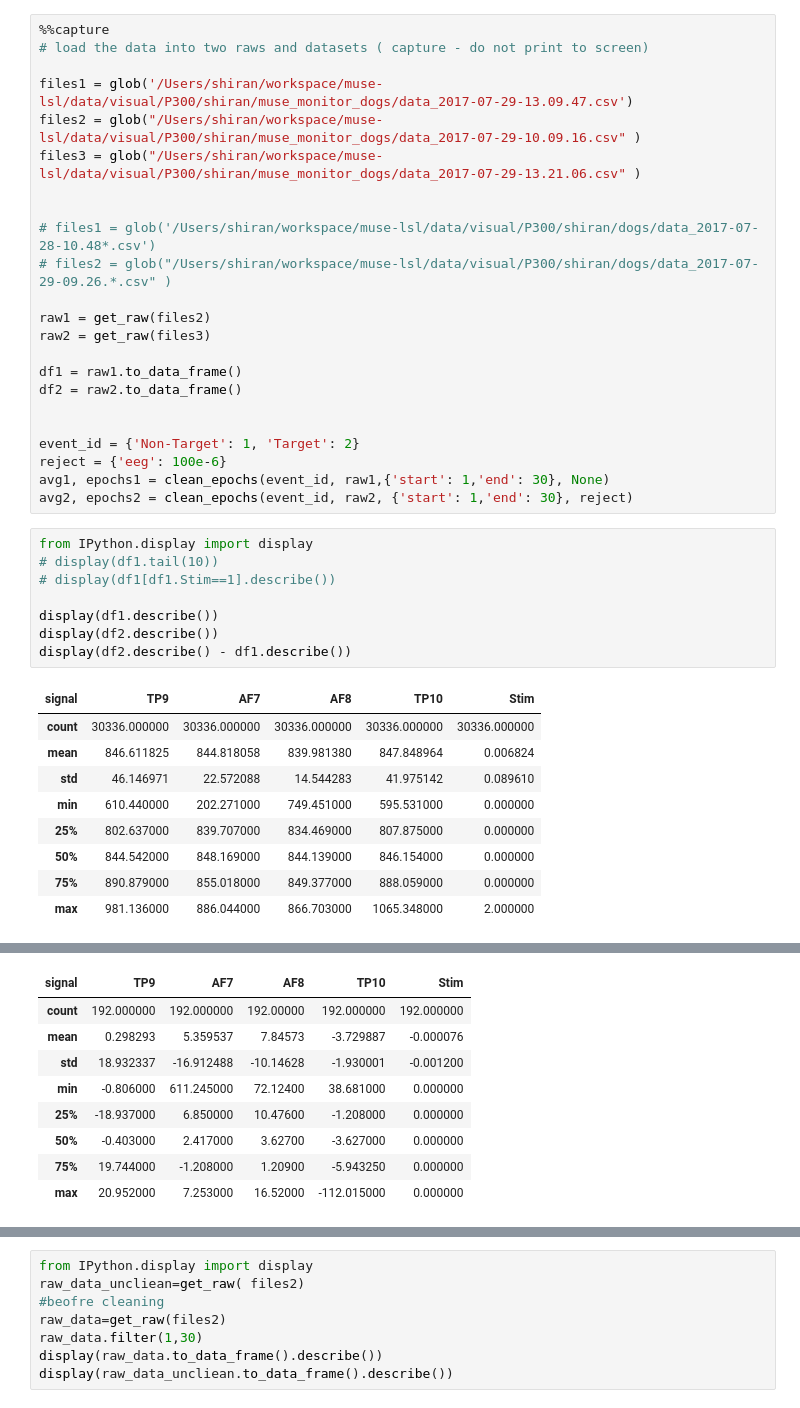
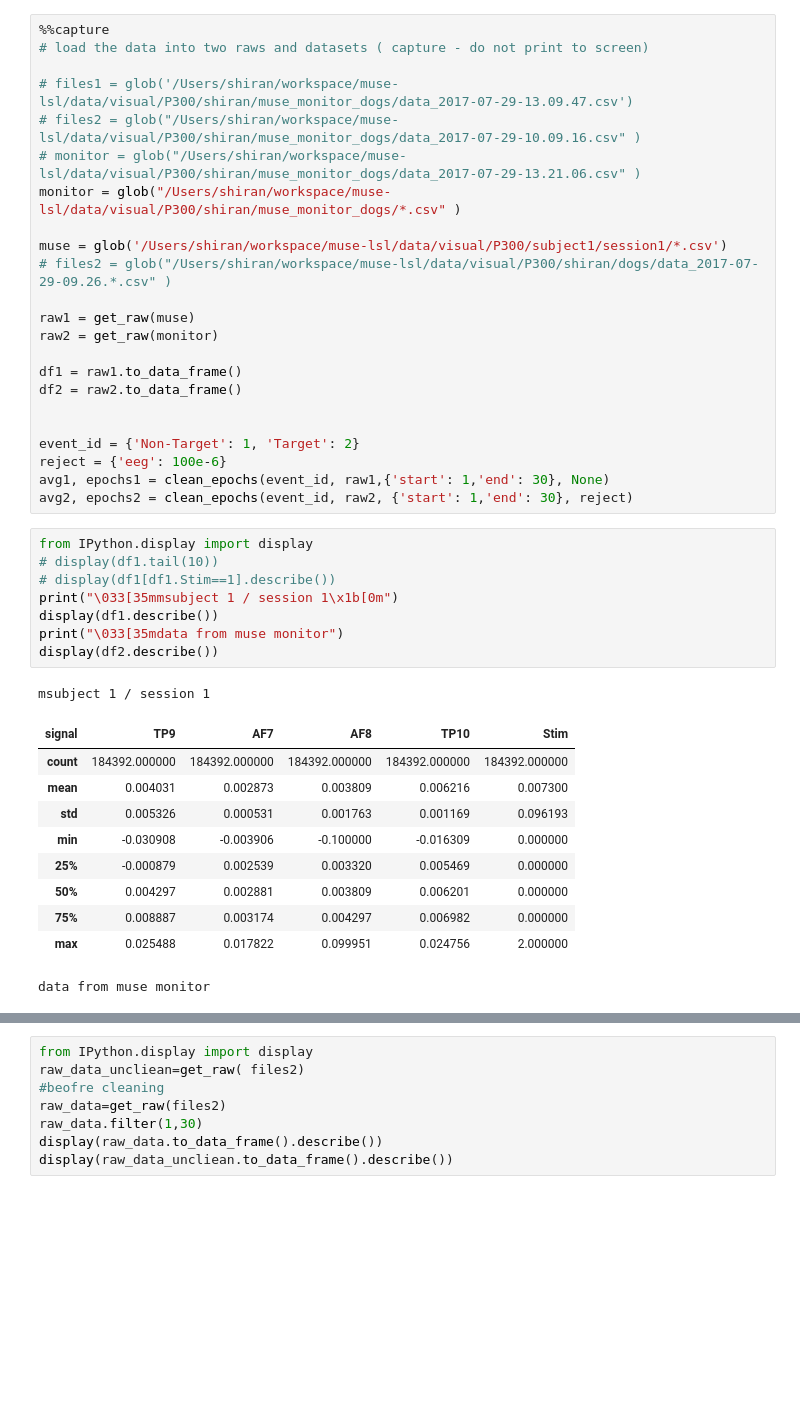
Before and after one commit to shirans/eeg-processing, a Jupyter notebook: process-data/compare-eeg-datasets.ipynb, the cells around one changed output, grey strips where cells are left out. Drawn from its saved outputs; the diff is of its cells as text; blank space fills up the shorter version.

```diff
--- a/process-data/compare-eeg-datasets.ipynb
+++ b/process-data/compare-eeg-datasets.ipynb
@@ -2,16 +2,16 @@
 %%capture
 # load the data into two raws and datasets ( capture - do not print to screen)
 
-files1 = glob('/Users/shiran/workspace/muse-lsl/data/visual/P300/shiran/muse_monitor_dogs/data_2017-07-29-13.09.47.csv')
-files2 = glob("/Users/shiran/workspace/muse-lsl/data/visual/P300/shiran/muse_monitor_dogs/data_2017-07-29-10.09.16.csv" )
-files3 = glob("/Users/shiran/workspace/muse-lsl/data/visual/P300/shiran/muse_monitor_dogs/data_2017-07-29-13.21.06.csv" )
+# files1 = glob('/Users/shiran/workspace/muse-lsl/data/visual/P300/shiran/muse_monitor_dogs/data_2017-07-29-13.09.47.csv')
+# files2 = glob("/Users/shiran/workspace/muse-lsl/data/visual/P300/shiran/muse_monitor_dogs/data_2017-07-29-10.09.16.csv" )
+# monitor = glob("/Users/shiran/workspace/muse-lsl/data/visual/P300/shiran/muse_monitor_dogs/data_2017-07-29-13.21.06.csv" )
+monitor = glob("/Users/shiran/workspace/muse-lsl/data/visual/P300/shiran/muse_monitor_dogs/*.csv" )
 
-
-# files1 = glob('/Users/shiran/workspace/muse-lsl/data/visual/P300/shiran/dogs/data_2017-07-28-10.48*.csv')
+muse = glob('/Users/shiran/workspace/muse-lsl/data/visual/P300/subject1/session1/*.csv')
 # files2 = glob("/Users/shiran/workspace/muse-lsl/data/visual/P300/shiran/dogs/data_2017-07-29-09.26.*.csv" )
 
-raw1 = get_raw(files2)
-raw2 = get_raw(files3)
+raw1 = get_raw(muse)
+raw2 = get_raw(monitor)
 
 df1 = raw1.to_data_frame()
 df2 = raw2.to_data_frame()
@@ -24,19 +24,21 @@ avg2, epochs2 = clean_epochs(event_id, raw2, {'start': 1,'end': 30}, reject)
 # %%
 from IPython.display import display
 # display(df1.tail(10))
 # display(df1[df1.Stim==1].describe())
-
+print("\033[35mmsubject 1 / session 1\x1b[0m")
 display(df1.describe())
+print("\033[35mdata from muse monitor")
 display(df2.describe())
-display(df2.describe() - df1.describe())
 # %% [output]
+msubject 1 / session 1
 | signal | TP9 | AF7 | AF8 | TP10 | Stim |
-| count | 30336.000000 | 30336.000000 | 30336.000000 | 30336.000000 | 30336.000000 |
-| mean | 846.611825 | 844.818058 | 839.981380 | 847.848964 | 0.006824 |
-| std | 46.146971 | 22.572088 | 14.544283 | 41.975142 | 0.089610 |
-| min | 610.440000 | 202.271000 | 749.451000 | 595.531000 | 0.000000 |
-| 25% | 802.637000 | 839.707000 | 834.469000 | 807.875000 | 0.000000 |
-| 50% | 844.542000 | 848.169000 | 844.139000 | 846.154000 | 0.000000 |
-| 75% | 890.879000 | 855.018000 | 849.377000 | 888.059000 | 0.000000 |
-| max | 981.136000 | 886.044000 | 866.703000 | 1065.348000 | 2.000000 |
+| count | 184392.000000 | 184392.000000 | 184392.000000 | 184392.000000 | 184392.000000 |
+| mean | 0.004031 | 0.002873 | 0.003809 | 0.006216 | 0.007300 |
+| std | 0.005326 | 0.000531 | 0.001763 | 0.001169 | 0.096193 |
+| min | -0.030908 | -0.003906 | -0.100000 | -0.016309 | 0.000000 |
+| 25% | -0.000879 | 0.002539 | 0.003320 | 0.005469 | 0.000000 |
+| 50% | 0.004297 | 0.002881 | 0.003809 | 0.006201 | 0.000000 |
+| 75% | 0.008887 | 0.003174 | 0.004297 | 0.006982 | 0.000000 |
+| max | 0.025488 | 0.017822 | 0.099951 | 0.024756 | 2.000000 |
+data from muse monitor
 | signal | TP9 | AF7 | AF8 | TP10 | Stim |
@@ -51,9 +52,0 @@ display(df2.describe() - df1.describe())
-| signal | TP9 | AF7 | AF8 | TP10 | Stim |
-| count | 192.000000 | 192.000000 | 192.00000 | 192.000000 | 192.000000 |
-| mean | 0.298293 | 5.359537 | 7.84573 | -3.729887 | -0.000076 |
-| std | 18.932337 | -16.912488 | -10.14628 | -1.930001 | -0.001200 |
-| min | -0.806000 | 611.245000 | 72.12400 | 38.681000 | 0.000000 |
-| 25% | -18.937000 | 6.850000 | 10.47600 | -1.208000 | 0.000000 |
-| 50% | -0.403000 | 2.417000 | 3.62700 | -3.627000 | 0.000000 |
-| 75% | 19.744000 | -1.208000 | 1.20900 | -5.943250 | 0.000000 |
-| max | 20.952000 | 7.253000 | 16.52000 | -112.015000 | 0.000000 |
```
Also changed, not shown: parts of 2 cells of this notebook, 10 other files.
